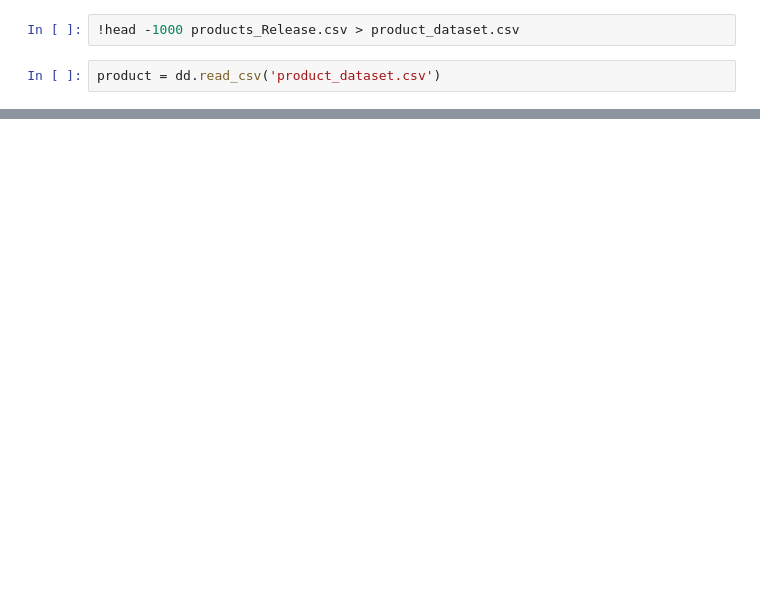
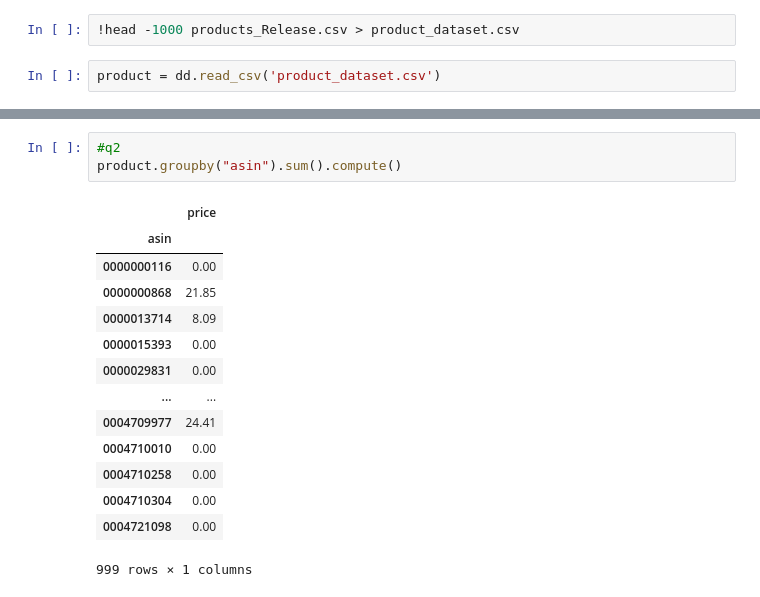
Before and after one commit to junzhh/dsc102-pa1, a Jupyter notebook: Testing1.ipynb, the cells around one changed output, grey strips where cells are left out. Saved outputs shown, nothing was run; the diff lists cells and outputs as text; blank space fills up the shorter version.

```diff
--- a/Testing1.ipynb
+++ b/Testing1.ipynb
@@ -38,0 +66,18 @@ product.head()
+# %%
+#q2
+product.groupby("asin").sum().compute()
+# %% [output]
+|  | price |
+| asin |  |
+| 0000000116 | 0.00 |
+| 0000000868 | 21.85 |
+| 0000013714 | 8.09 |
+| 0000015393 | 0.00 |
+| 0000029831 | 0.00 |
+| ... | ... |
+| 0004709977 | 24.41 |
+| 0004710010 | 0.00 |
+| 0004710258 | 0.00 |
+| 0004710304 | 0.00 |
+| 0004721098 | 0.00 |
+999 rows × 1 columns
```
Also changed, not shown: parts of 19 cells of this notebook.
